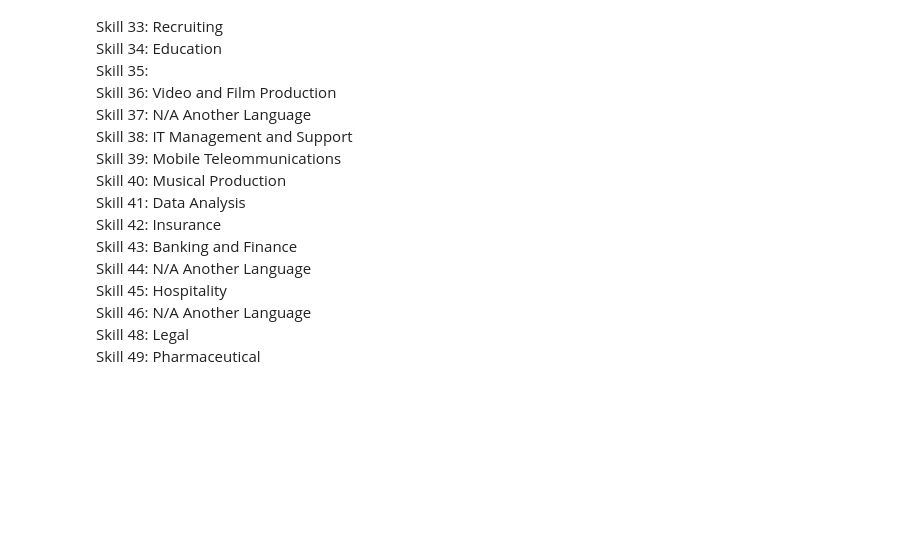
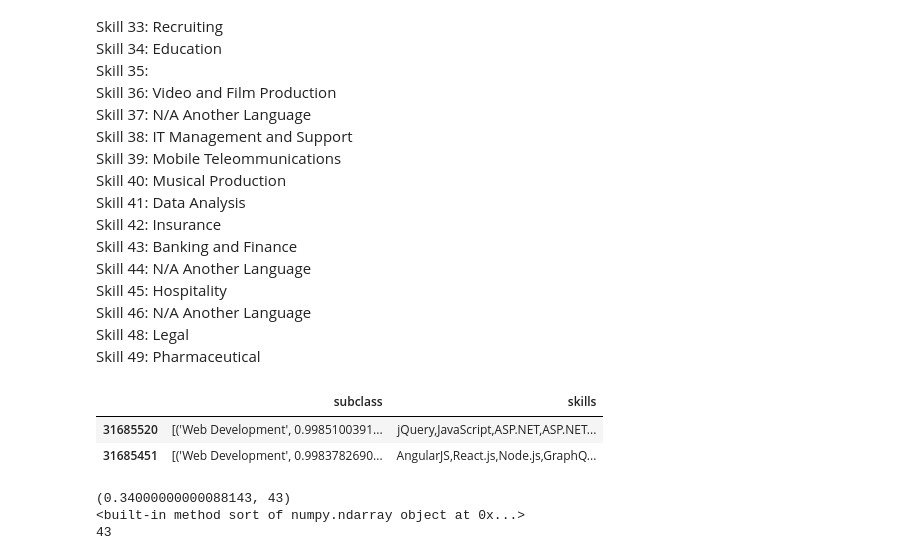
Before and after one commit to hodsonjames/employment, a Jupyter notebook: LDA_Replication.ipynb, the cells around one changed output. Drawn from its saved outputs; the diff is of its cells as text; code cells hidden in the pictures; blank space fills up the shorter version.

```diff
--- a/LDA_Replication.ipynb
+++ b/LDA_Replication.ipynb
@@ -498,3 +516,36 @@ Skill 45: Hospitality <br/>
 Skill 46: N/A Another Language <br/>
 Skill 48: Legal <br/>
 Skill 49: Pharmaceutical <br/>
+# %%
+test = chunk.sample(n=2)
+test.columns = ['subclass', 'skills']
+test
+# %% [output]
+|  | subclass | skills |
+| 31685520 | [('Web Development', 0.9985100391... | jQuery,JavaScript,ASP.NET,ASP.NET... |
+| 31685451 | [('Web Development', 0.9983782690... | AngularJS,React.js,Node.js,GraphQ... |
+# %%
+from sklearn.preprocessing import normalize
+import heapq
+vector = []
+user_skills = ['business', 'finance', 'banking', 'money']
+for i in vectorizer.get_feature_names():
+    curr = [x.lower() for x in test['skills'].iloc[0].split(',')]
+    curr = [x.lower() for x in user_skills]
+    if i in curr:
+        vector.append(1)
+    else:
+        vector.append(0)
+vector = normalize(np.matrix(vector), axis=1)
+transformed_data = lda.transform(vector)
+heap = []
+for i in range(len(transformed_data[0])):
+    heapq.heappush(heap, (transformed_data[0][i], i))
+primary, secondary = heapq.nlargest(2, heap)
+print(primary)
+print(transformed_data[0].sort)
+print(np.argmax(transformed_data[0]))
+# %% [output]
+(0.34000000000088143, 43)
+<built-in method sort of numpy.ndarray object at 0x...>
+43
```
Also changed, not shown: parts of 6 cells of this notebook, 1 other file.
